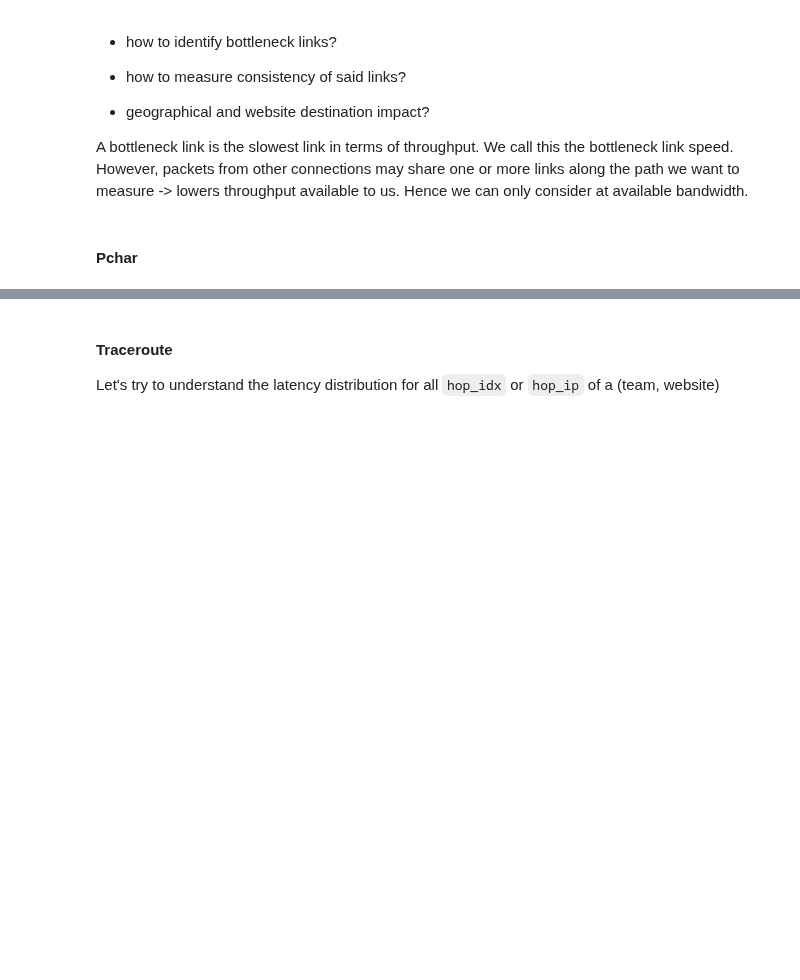
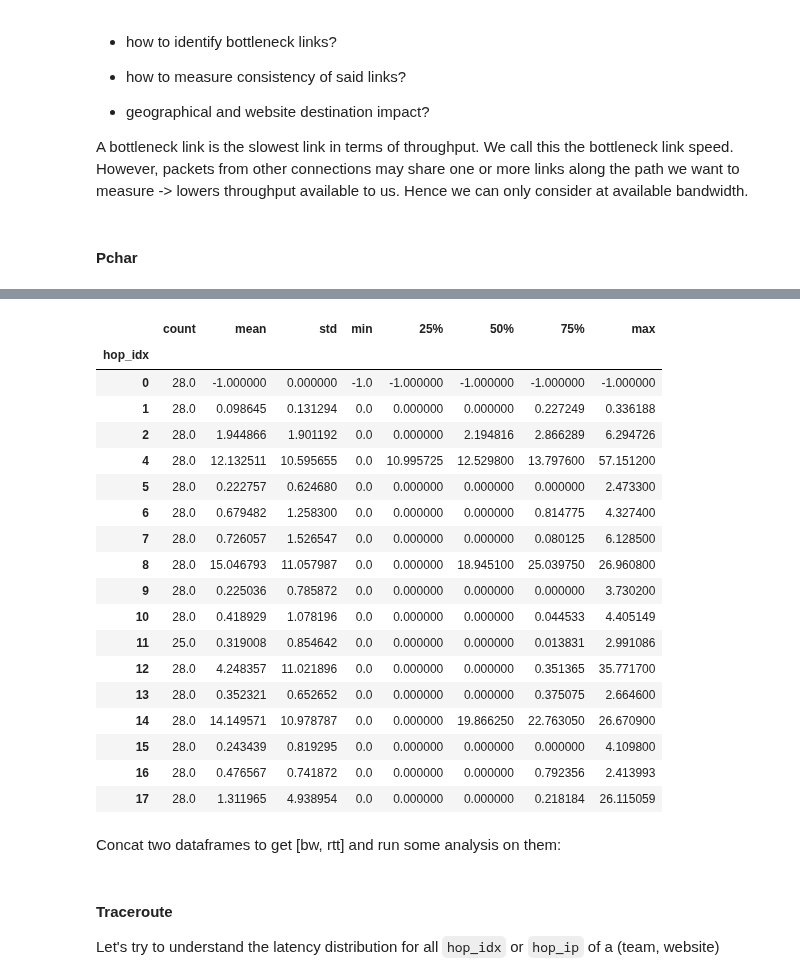
Before and after one commit to mbronckers/cmsc23360, a Jupyter notebook: p3/Analysis.ipynb, the cells around one changed output, grey strips where cells are left out. Saved outputs shown, nothing was run; the diff lists cells and outputs as text; code cells hidden in the pictures; blank space fills up the shorter version.

Commit message:
started pchar analysis

```diff
--- a/p3/Analysis.ipynb
+++ b/p3/Analysis.ipynb
@@ -299,0 +318,43 @@ A bottleneck link is the slowest link in terms of throughput. We call this the b
+# %%
+test1 = data['Team2']['seq3']['www_youtube_com']['pchar1']
+test2 = data['Team2']['seq3']['www_youtube_com']['pchar2']
+
+# Drop rows without pchar response / feedback
+test1 = test1[test1.hop_ip != "no"]
+test2 = test2[test2.hop_ip != "no"]
+
+# Change --.--- values to 0
+test1.hop_rtt = test1.hop_rtt.replace({"--.---": "0"}, inplace=False)
+test2.hop_bw = test2.hop_bw.replace({"--.---": "0"}, inplace=False)
+
+# Change hop_rtt to int type
+test1.hop_rtt = test1.hop_rtt.astype(float)
+test2.hop_bw = test2.hop_bw.astype(float)
+test2.hop_queing = test2.hop_queing.astype(float)
+# %%
+rtt = test1.groupby(['hop_idx'])['hop_rtt'].describe()
+bw = test2.groupby(['hop_idx'])['hop_bw'].describe()
+
+rtt
+# %% [output]
+|  | count | mean | std | min | 25% | 50% | 75% | max |
+| hop_idx |  |  |  |  |  |  |  |  |
+| 0 | 28.0 | -1.000000 | 0.000000 | -1.0 | -1.000000 | -1.000000 | -1.000000 | -1.000000 |
+| 1 | 28.0 | 0.098645 | 0.131294 | 0.0 | 0.000000 | 0.000000 | 0.227249 | 0.336188 |
+| 2 | 28.0 | 1.944866 | 1.901192 | 0.0 | 0.000000 | 2.194816 | 2.866289 | 6.294726 |
+| 4 | 28.0 | 12.132511 | 10.595655 | 0.0 | 10.995725 | 12.529800 | 13.797600 | 57.151200 |
+| 5 | 28.0 | 0.222757 | 0.624680 | 0.0 | 0.000000 | 0.000000 | 0.000000 | 2.473300 |
+| 6 | 28.0 | 0.679482 | 1.258300 | 0.0 | 0.000000 | 0.000000 | 0.814775 | 4.327400 |
+| 7 | 28.0 | 0.726057 | 1.526547 | 0.0 | 0.000000 | 0.000000 | 0.080125 | 6.128500 |
+| 8 | 28.0 | 15.046793 | 11.057987 | 0.0 | 0.000000 | 18.945100 | 25.039750 | 26.960800 |
+| 9 | 28.0 | 0.225036 | 0.785872 | 0.0 | 0.000000 | 0.000000 | 0.000000 | 3.730200 |
+| 10 | 28.0 | 0.418929 | 1.078196 | 0.0 | 0.000000 | 0.000000 | 0.044533 | 4.405149 |
+| 11 | 25.0 | 0.319008 | 0.854642 | 0.0 | 0.000000 | 0.000000 | 0.013831 | 2.991086 |
+| 12 | 28.0 | 4.248357 | 11.021896 | 0.0 | 0.000000 | 0.000000 | 0.351365 | 35.771700 |
+| 13 | 28.0 | 0.352321 | 0.652652 | 0.0 | 0.000000 | 0.000000 | 0.375075 | 2.664600 |
+| 14 | 28.0 | 14.149571 | 10.978787 | 0.0 | 0.000000 | 19.866250 | 22.763050 | 26.670900 |
+| 15 | 28.0 | 0.243439 | 0.819295 | 0.0 | 0.000000 | 0.000000 | 0.000000 | 4.109800 |
+| 16 | 28.0 | 0.476567 | 0.741872 | 0.0 | 0.000000 | 0.000000 | 0.792356 | 2.413993 |
+| 17 | 28.0 | 1.311965 | 4.938954 | 0.0 | 0.000000 | 0.000000 | 0.218184 | 26.115059 |
+# %% [markdown]
+Concat two dataframes to get [bw, rtt] and run some analysis on them:
```
Also changed, not shown: parts of 3 cells of this notebook.
